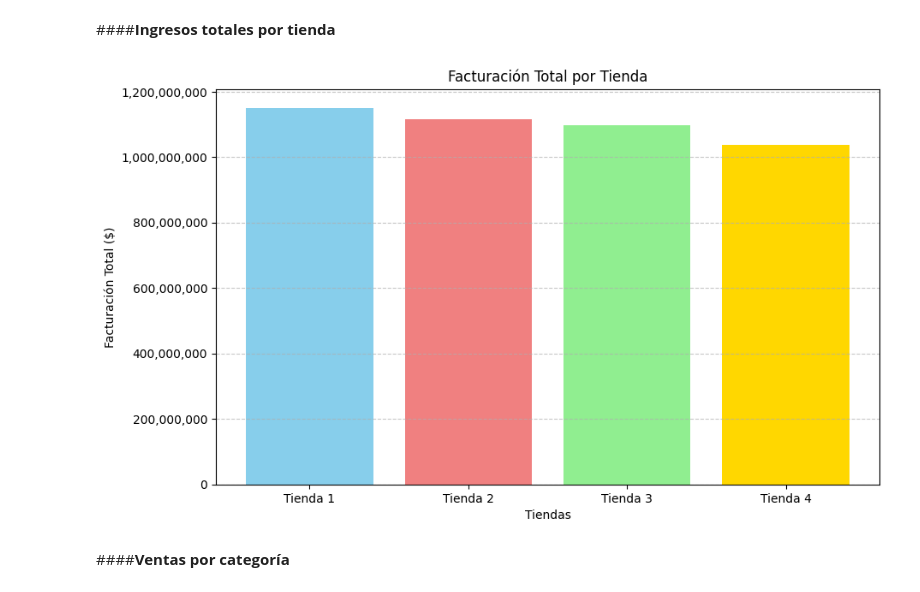
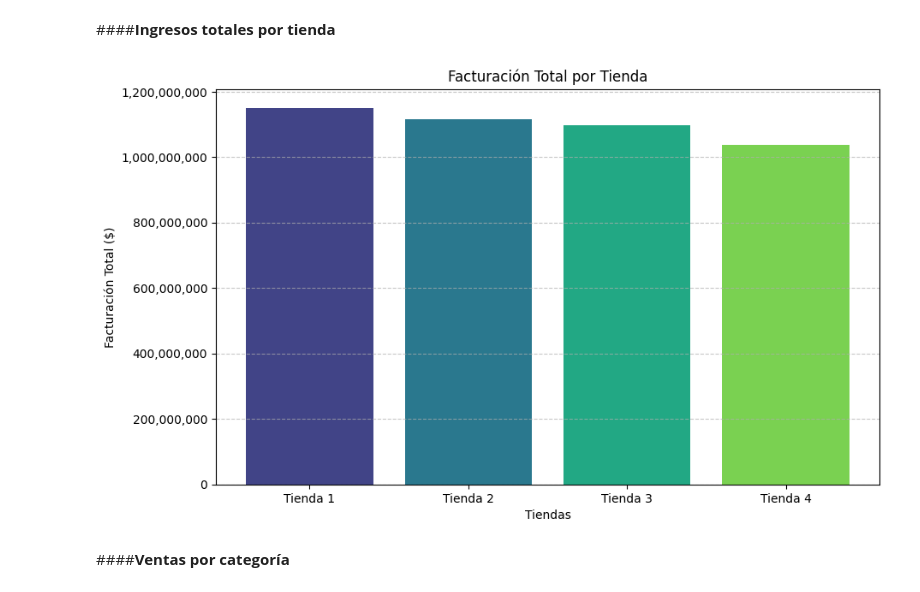
Before and after one commit to Solsmi/challenge1_data_science, a Jupyter notebook: ChallengeAluraStoreLatam.ipynb, the cells around one changed output. Drawn from its saved outputs; the diff is of its cells as text; code cells hidden in the pictures.

```diff
--- a/ChallengeAluraStoreLatam.ipynb
+++ b/ChallengeAluraStoreLatam.ipynb
@@ -238,24 +238,28 @@ Requirement already satisfied: six>=1.5 in /usr/local/lib/python3.12/dist-packag
 ####**Ingresos totales por tienda**
 # %%
 import matplotlib.ticker as mticker
+import seaborn as sns # Importar seaborn para usar sus paletas de colores
 
 nombres_tiendas = ['Tienda 1', 'Tienda 2', 'Tienda 3', 'Tienda 4']
 facturacion_total = [suma_total_precio, suma_total_precio2, suma_total_precio3, suma_total_precio4]
 
+# Obtener una paleta de colores de seaborn (por ejemplo, 'viridis')
+paleta_colores = sns.color_palette('viridis', len(nombres_tiendas))
+
 # Generar el gráfico de barras simple
 plt.figure(figsize=(10, 6))
-plt.bar(nombres_tiendas, facturacion_total, color=['skyblue', 'lightcoral', 'lightgreen', 'gold'])
+plt.bar(nombres_tiendas, facturacion_total, color=paleta_colores)
 plt.xlabel('Tiendas')
 plt.ylabel('Facturación Total ($)')
 plt.title('Facturación Total por Tienda')
 plt.grid(axis='y', linestyle='--', alpha=0.7)
 
 # Formato con separador de miles
 plt.gca().yaxis.set_major_formatter(mticker.StrMethodFormatter('{x:,.0f}'))
 
 plt.show()
 # %% [output]
-[figure, old version]
+[figure, new version]
 # %% [markdown]
 ####**Ventas por categoría**
 # %%
```
Also changed, not shown: parts of 8 cells of this notebook.
